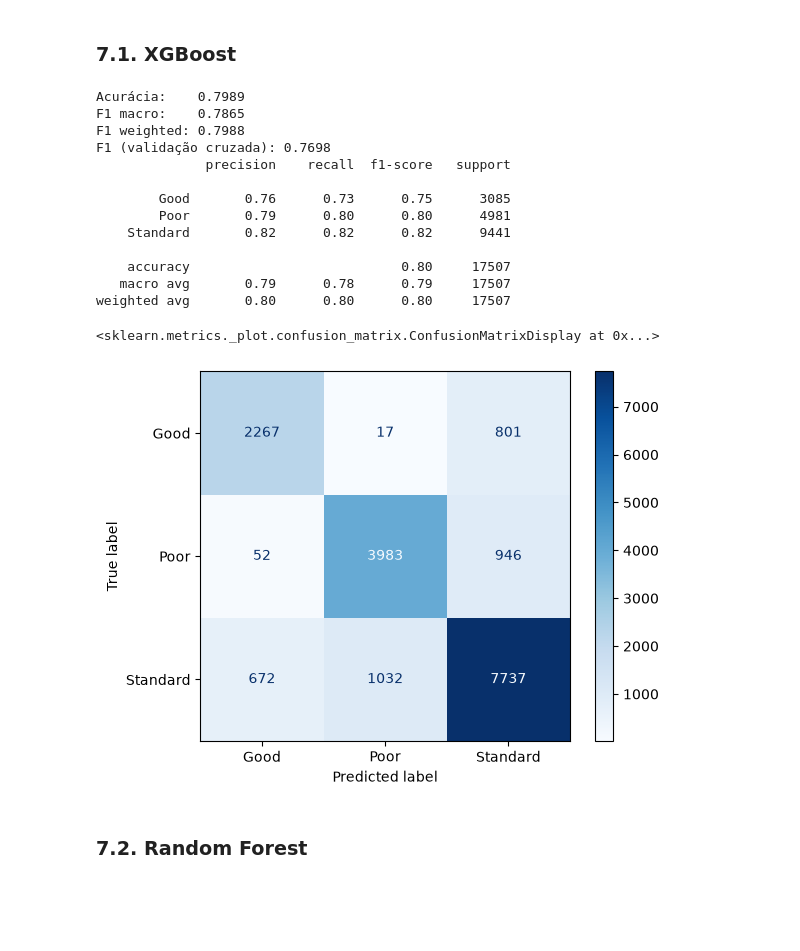
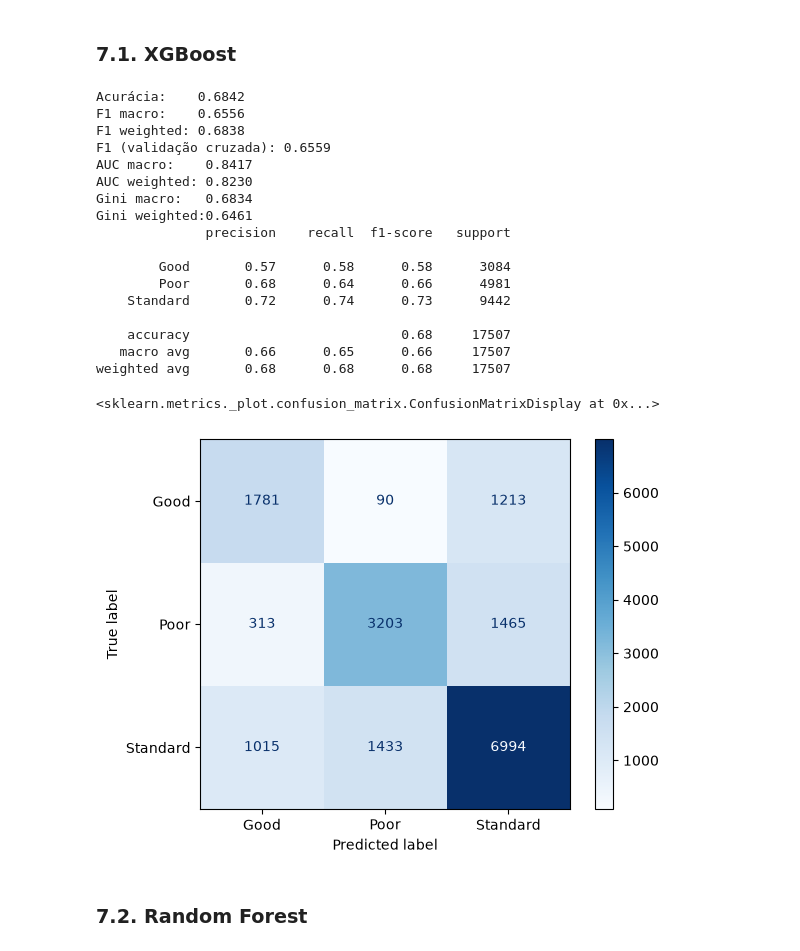
Before and after one commit to metsulian/scoring_credito_api, a Jupyter notebook: notebooks/modeling.ipynb, the cells around one changed output. Drawn from its saved outputs; the diff is of its cells as text; code cells hidden in the pictures; blank space fills up the shorter version.

Commit message:
atualizacao na api, docker, readme, train e preprocessing

```diff
--- a/notebooks/modeling.ipynb
+++ b/notebooks/modeling.ipynb
@@ -60,7 +57,14 @@ memory usage: 14.0 MB
 # %%
 ids = df.pop('Customer_ID')
 X, y = df.drop("Credit_Score", axis=1), df["Credit_Score"]
-X_train, X_test, y_train, y_test = train_test_split(X, y, test_size=0.2, random_state=4, stratify=y)
+
+splitter = StratifiedGroupKFold(n_splits=5, shuffle=True, random_state=4)
+train_idx, test_idx = next(splitter.split(X, y, groups=ids))
+
+X_train, X_test = X.iloc[train_idx], X.iloc[test_idx]
+y_train, y_test = y.iloc[train_idx], y.iloc[test_idx]
+
+groups_train = ids.iloc[train_idx]
 # %% [markdown]
 ## 5. Definição do modelo e da busca de hiperparâmetros
 Aqui são definidos os modelos base e o espaço de busca.
@@ -100,7 +104,7 @@ random_search_xgb = RandomizedSearchCV(
     param_distributions=PARAM_GRID_XG,
     scoring='f1_macro',
     verbose=0,
-    cv = StratifiedKFold(n_splits=5),
+    cv = StratifiedGroupKFold(n_splits=5, shuffle=True, random_state=4),
     random_state=4,
     n_jobs=-1
 )
@@ -135,5 +139,5 @@ random_search_rf = RandomizedSearchCV(
 ## 6. Treinamento
 Execução da busca: para cada combinação sorteada, o modelo é treinado e validado nas 5 partições do conjunto de treino. Ao final, o `RandomizedSearchCV` reajusta o melhor modelo em todo o conjunto de treino e o disponibiliza para predição.
 # %%
-random_search_xgb.fit(X_train, y_train, verbose=False)
+random_search_xgb.fit(X_train, y_train, groups=groups_train,verbose=False)
 # %% [output]
@@ -185,33 +189,59 @@ Além dessas métricas, o `classification_report` mostra precisão, recall e F1
 ### 7.1. XGBoost
 # %%
 y_pred = random_search_xgb.predict(X_test)
+y_proba = random_search_xgb.predict_proba(X_test)
+
+auc_macro = roc_auc_score(
+    y_test,
+    y_proba,
+    multi_class='ovr',
+    average='macro'
+)
+
+auc_weighted = roc_auc_score(
+    y_test,
+    y_proba,
+    multi_class='ovr',
+    average='weighted'
+)
+
+gini_macro = 2 * auc_macro - 1
+gini_weighted = 2 * auc_weighted - 1
 
 print(f"Acurácia:    {accuracy_score(y_test, y_pred):.4f}")
 print(f"F1 macro:    {f1_score(y_test, y_pred, average='macro'):.4f}")
 print(f"F1 weighted: {f1_score(y_test, y_pred, average='weighted'):.4f}")
 print(f"F1 (validação cruzada): {random_search_xgb.best_score_:.4f}")
+print(f"AUC macro:    {auc_macro:.4f}")
+print(f"AUC weighted: {auc_weighted:.4f}")
+print(f"Gini macro:   {gini_macro:.4f}")
+print(f"Gini weighted:{gini_weighted:.4f}")
 
 print(classification_report(y_test, y_pred, target_names=['Good', 'Poor', 'Standard']))
 
 ConfusionMatrixDisplay.from_predictions(
     y_test, y_pred, display_labels=['Good', 'Poor', 'Standard'], cmap='Blues'
 )
 # %% [output]
-Acurácia:    0.7989
-F1 macro:    0.7865
-F1 weighted: 0.7988
-F1 (validação cruzada): 0.7698
+Acurácia:    0.6842
+F1 macro:    0.6556
+F1 weighted: 0.6838
+F1 (validação cruzada): 0.6559
+AUC macro:    0.8417
+AUC weighted: 0.8230
+Gini macro:   0.6834
+Gini weighted:0.6461
               precision    recall  f1-score   support
 
-        Good       0.76      0.73      0.75      3085
-        Poor       0.79      0.80      0.80      4981
-    Standard       0.82      0.82      0.82      9441
+        Good       0.57      0.58      0.58      3084
+        Poor       0.68      0.64      0.66      4981
+    Standard       0.72      0.74      0.73      9442
 
-    accuracy                           0.80     17507
-   macro avg       0.79      0.78      0.79     17507
-weighted avg       0.80      0.80      0.80     17507
+    accuracy                           0.68     17507
+   macro avg       0.66      0.65      0.66     17507
+weighted avg       0.68      0.68      0.68     17507
 <sklearn.metrics._plot.confusion_matrix.ConfusionMatrixDisplay at 0x...>
-[figure, old version]
+[figure, new version]
 # %% [markdown]
 ### 7.2. Random Forest
 # %%
```
Also changed, not shown: parts of 6 cells of this notebook, 11 other files.
